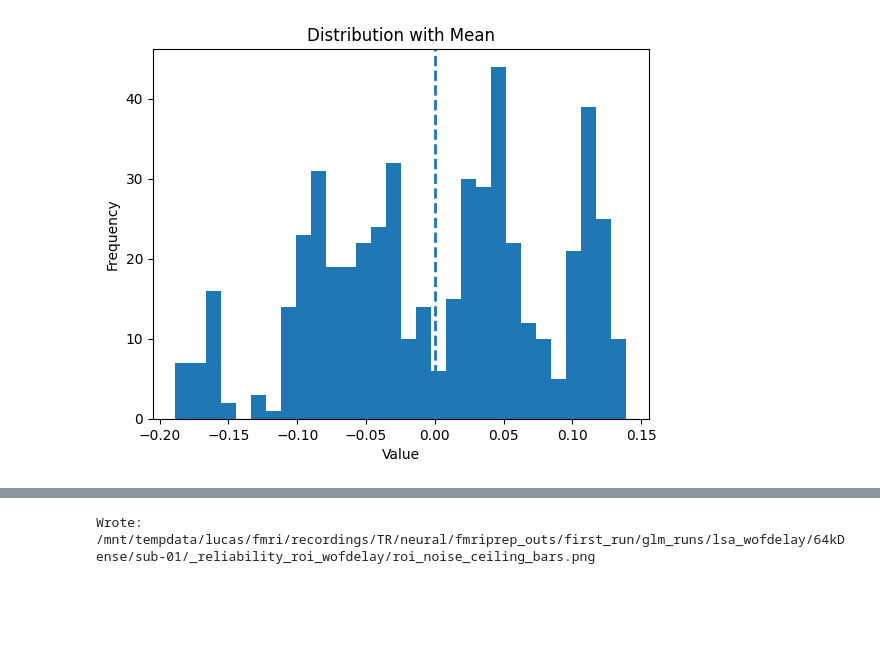
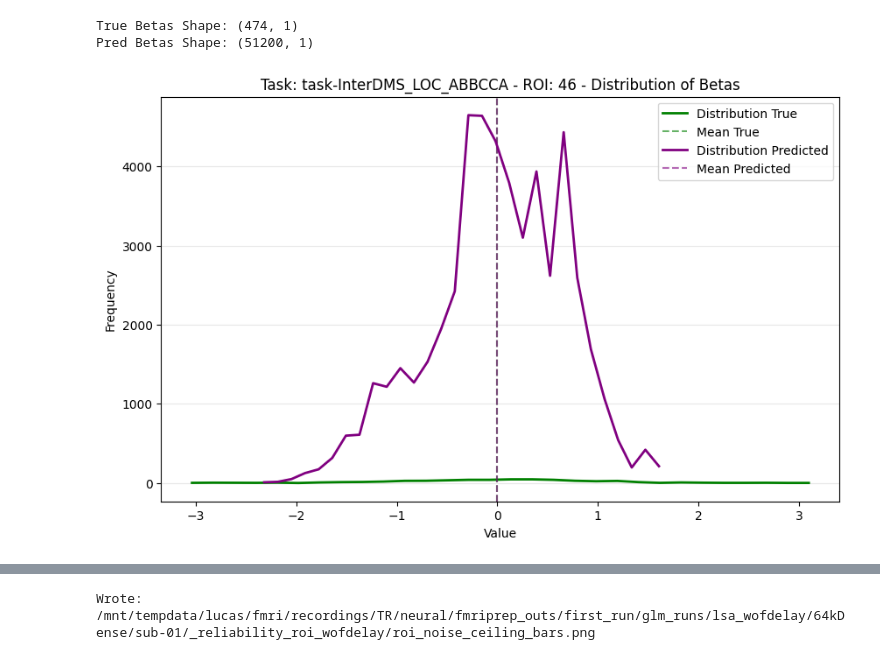
Before and after one commit to lucasmgomez/MULTFSCTRL, a Jupyter notebook: analysis/scripts/glm/misc/test.ipynb, the cells around one changed output, grey strips where cells are left out. Cells and saved outputs as stored; diff of their text form; code cells hidden in the pictures; blank space fills up the shorter version.

```diff
--- a/analysis/scripts/glm/misc/test.ipynb
+++ b/analysis/scripts/glm/misc/test.ipynb
@@ -4,24 +1,53 @@ data = np.load('/mnt/store1/lucas/checkpoints/fixed/tf_medium_full_3000eps_ubt_s
-# %%
-import matplotlib.pyplot as plt
-
-x = np.mean(data['10r'], axis=1)
-
-x = x.squeeze()
-
-# compute stats
-mean = x.mean()
-
-# plot histogram
-plt.figure()
-plt.hist(x, bins=30, density=False)
-
-# mean line
-plt.axvline(mean, linestyle='--', linewidth=2)
-
-plt.xlabel("Value")
-plt.ylabel("Frequency")
-plt.title("Distribution with Mean")
-
-plt.show()
-# %% [output]
-[figure, removed]
+# %%
+import matplotlib.pyplot as plt
+import numpy as np
+
+region = '46'
+ctrl_task = 'task-InterDMS_LOC_ABBCCA'
+
+true_betas = np.load('/mnt/store1/lucas/checkpoints/fixed/tf_medium_full_3000eps_ubt_semifixed/results/frame-only_enc+delay_delay_lsa_wfdelay/betas.npz')
+pred_betas = np.load(f'/mnt/store1/lucas/checkpoints/fixed/tf_medium_full_3000eps_ubt_semifixed/results/ctrl_pred_betas/LH_RH/{ctrl_task}/results.npz')
+
+roi_tb = true_betas[region]
+roi_pb = pred_betas[region]
+
+# Reshape roi_pb
+n_trials = roi_pb.shape[0]
+n_delays = roi_pb.shape[1]
+roi_pb = roi_pb.reshape(n_trials*n_delays, roi_pb.shape[2])
+
+print(f"True Betas Shape: {roi_tb.shape}"
+      f"\nPred Betas Shape: {roi_pb.shape}")
+
+def get_freq_poly(data, bins=30):
+    # Calculate histogram counts and bin edges
+    counts, bin_edges = np.histogram(data, bins=bins)
+    # Calculate midpoints of the bins for the line plot
+    bin_centers = (bin_edges[:-1] + bin_edges[1:]) / 2
+    return bin_centers, counts
+
+# Prepare plot
+plt.figure(figsize=(10, 6))
+
+# Plot Distribution 1
+roi_tb_centers, roi_tb_counts = get_freq_poly(roi_tb)
+plt.plot(roi_tb_centers, roi_tb_counts, label='Distribution True', color='green', linewidth=2)
+plt.axvline(roi_tb.mean(), color='green', linestyle='--', alpha=0.6, label='Mean True')
+
+# Plot Distribution 2
+roi_pb_centers, roi_pb_counts = get_freq_poly(roi_pb)
+plt.plot(roi_pb_centers, roi_pb_counts, label='Distribution Predicted', color='purple', linewidth=2)
+plt.axvline(roi_pb.mean(), color='purple', linestyle='--', alpha=0.6, label='Mean Predicted')
+
+# Formatting
+plt.xlabel("Value")
+plt.ylabel("Frequency")
+plt.title(f"Task: {ctrl_task} - ROI: {region} - Distribution of Betas")
+plt.legend()
+plt.grid(axis='y', alpha=0.3)
+
+plt.show()
+# %% [output]
+True Betas Shape: (474, 1)
+Pred Betas Shape: (51200, 1)
+[figure, added]
```
Also changed, not shown: parts of 3 cells of this notebook, 22 other files.
